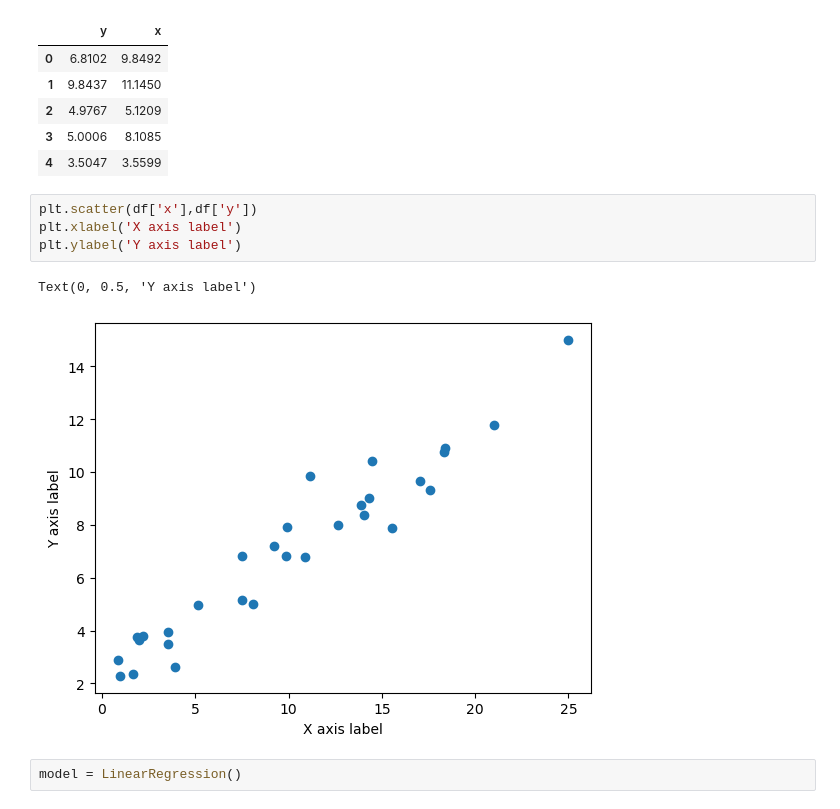
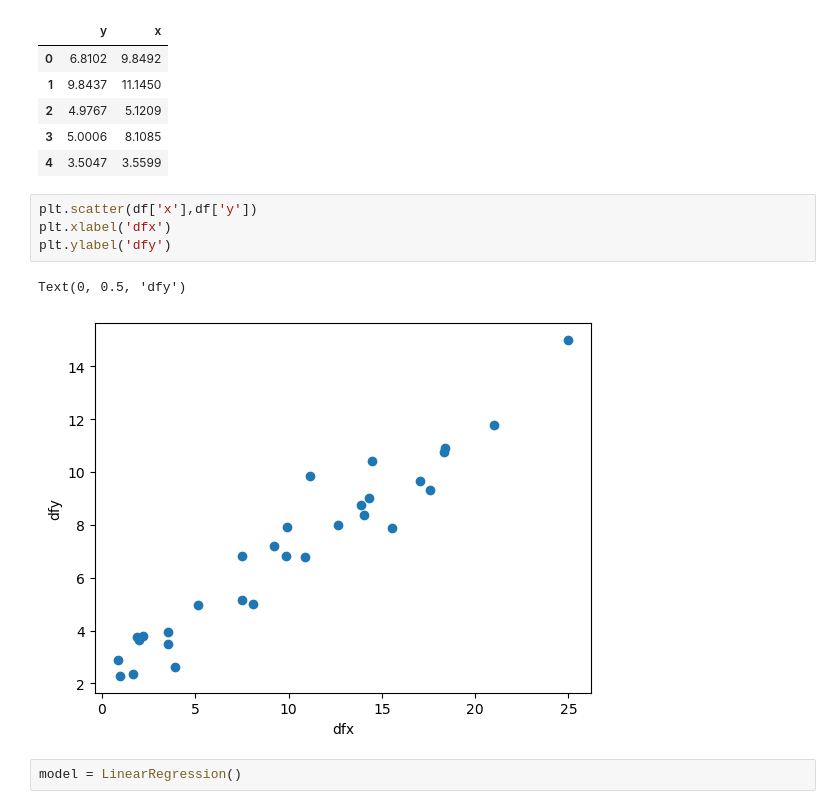
Before and after one commit to paxt11/pylmscript, a Jupyter notebook: lm_py.ipynb, the cells around one changed output. Saved outputs shown, nothing was run; the diff lists cells and outputs as text.

```diff
--- a/lm_py.ipynb
+++ b/lm_py.ipynb
@@ -18,11 +18,11 @@ df.head()
 | 4 | 3.5047 | 3.5599 |
 # %%
 plt.scatter(df['x'],df['y'])
-plt.xlabel('X axis label')
-plt.ylabel('Y axis label')
+plt.xlabel('dfx')
+plt.ylabel('dfy')
 # %% [output]
-Text(0, 0.5, 'Y axis label')
+Text(0, 0.5, 'dfy')
-[figure, old version]
+[figure, new version]
 # %%
 model = LinearRegression()
 # %%
```
Also changed, not shown: parts of 1 cell of this notebook, 4 other files.
